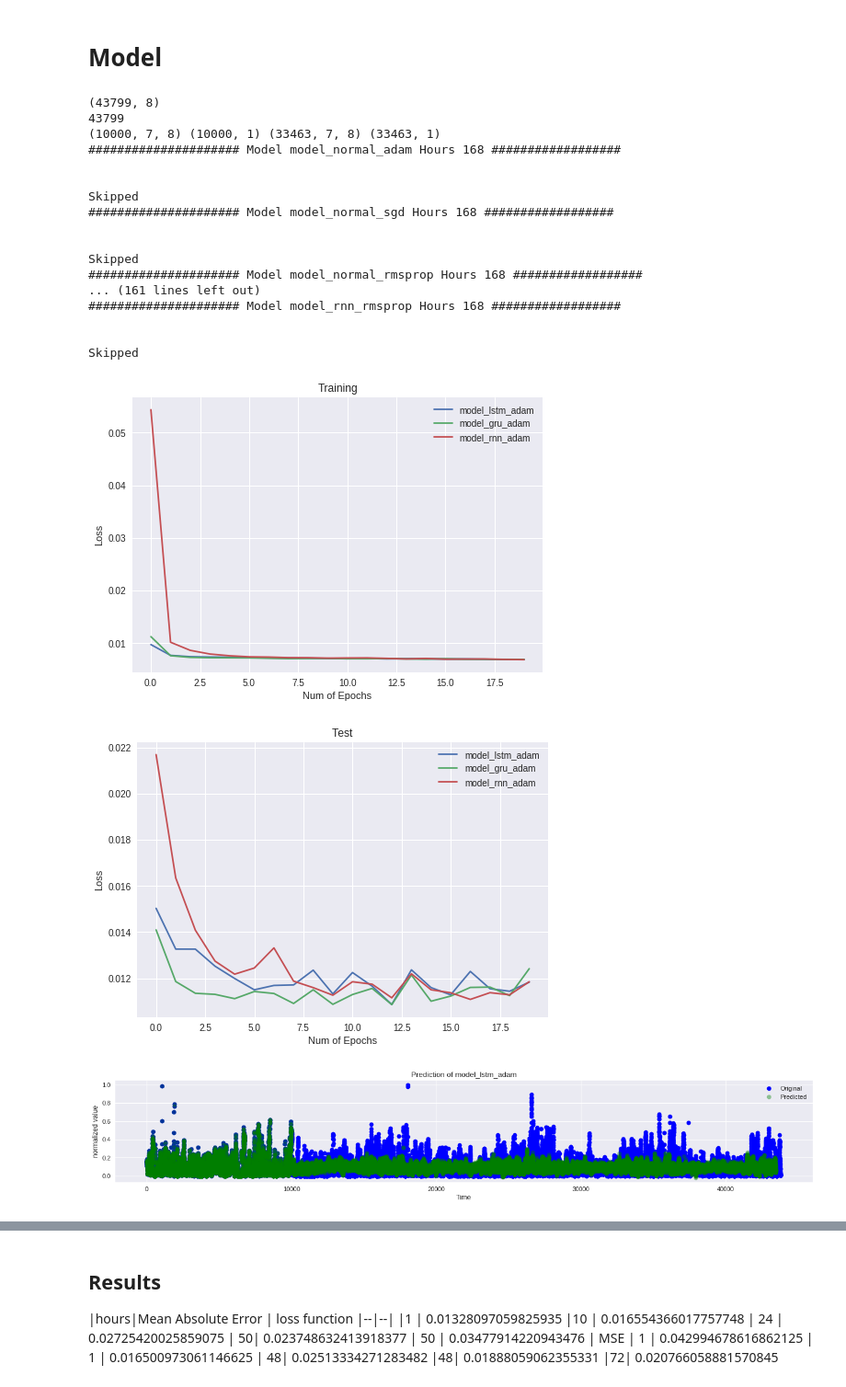
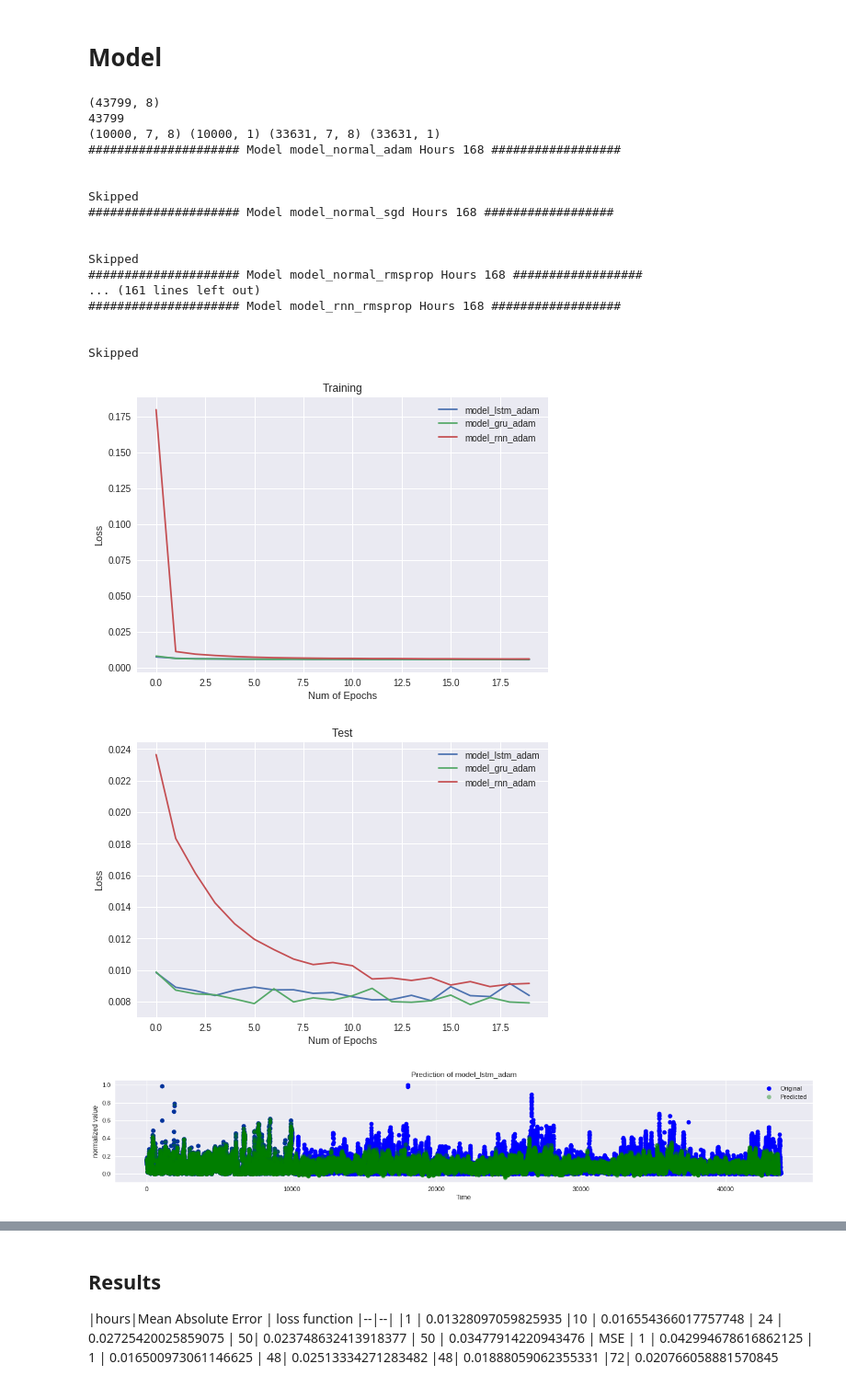
Before and after one commit to puraminy/mini_proj2, a Jupyter notebook: Pollution_RNN_daily_v2.ipynb, the cells around one changed output, grey strips where cells are left out. Shown: that part at 92% size. Saved outputs shown, nothing was run; the diff lists cells and outputs as text; code cells hidden in the pictures.

```diff
--- a/Pollution_RNN_daily_v2.ipynb
+++ b/Pollution_RNN_daily_v2.ipynb
@@ -249,7 +249,7 @@ n_hours = 24*7
 
 train_X,train_y, test_X, test_y = create_data3(n_records=7,
                                                n_train=n_train,
-                                               stride=24)
+                                               stride=12)
 
 model_normal_adam = create_model(optimizer='adam') #0
 model_normal_sgd = create_model(optimizer='sgd') #1
@@ -331,34 +331,34 @@ for model in models:
     plt.title(f"Prediction of {model_name}")
     plt.xlabel('Time')
     plt.ylabel('normalized value')
     plt.legend(('Original', 'Predicted'), loc='upper right')
     plt.plot(data[:,0], 'bo')
     plt.plot(np.concatenate([data[:n_train,0],test_predictions]), 'go', alpha=0.4)
     plt.legend(('Original', 'Predicted'), loc='upper right')
     plt.savefig(model_name)
 
   model_index +=1
 
 
 plt.show()
 # %% [output]
 (43799, 8)
 43799
-(10000, 7, 8) (10000, 1) (33463, 7, 8) (33463, 1)
+(10000, 7, 8) (10000, 1) (33631, 7, 8) (33631, 1)
 ##################### Model model_normal_adam Hours 168 ##################
 
 
 Skipped
 ##################### Model model_normal_sgd Hours 168 ##################
 
 
 Skipped
 ##################### Model model_normal_rmsprop Hours 168 ##################
 ... (161 lines left out)
 ##################### Model model_rnn_rmsprop Hours 168 ##################
 
 
 Skipped
-[figure, old version]
+[figure, new version]
-[figure, old version]
+[figure, new version]
-[figure, old version]
+[figure, new version]
```
Also changed, not shown: parts of 1 cell of this notebook.
